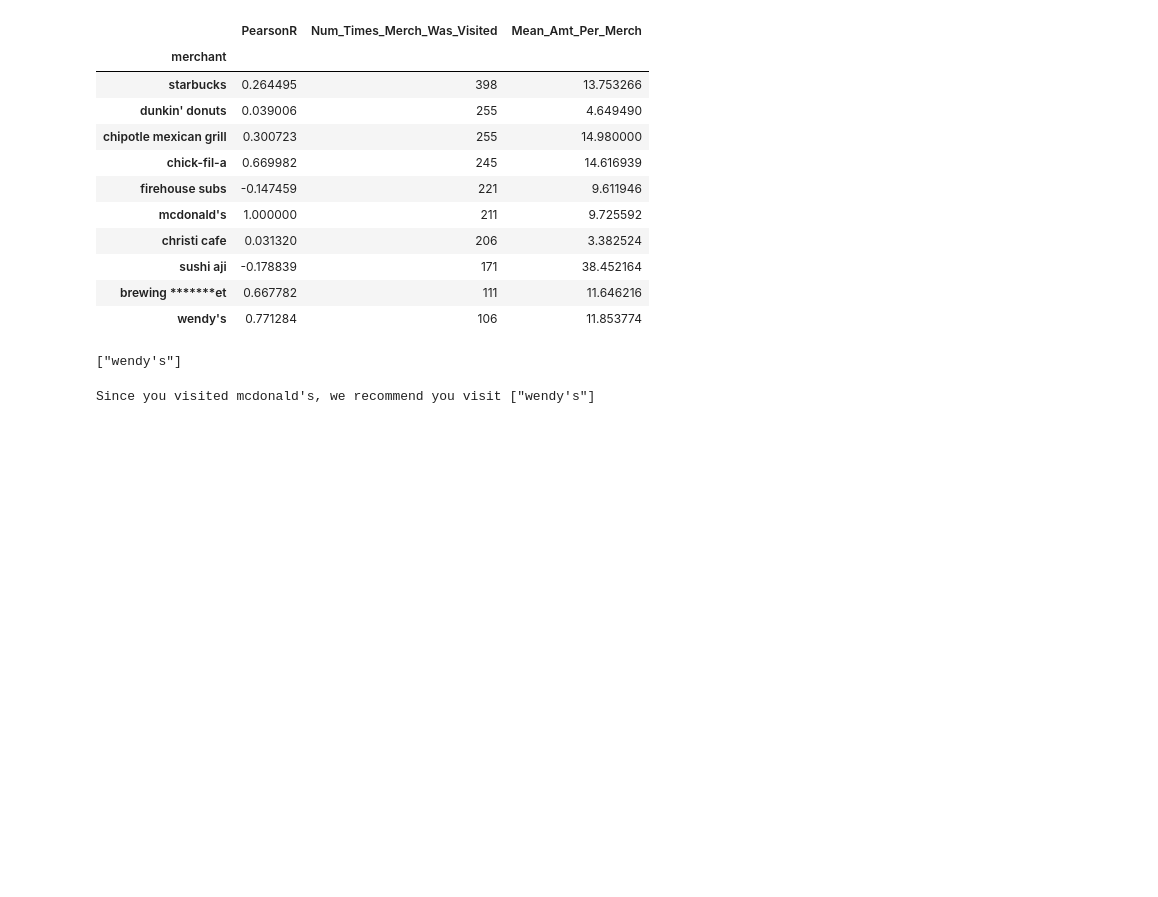
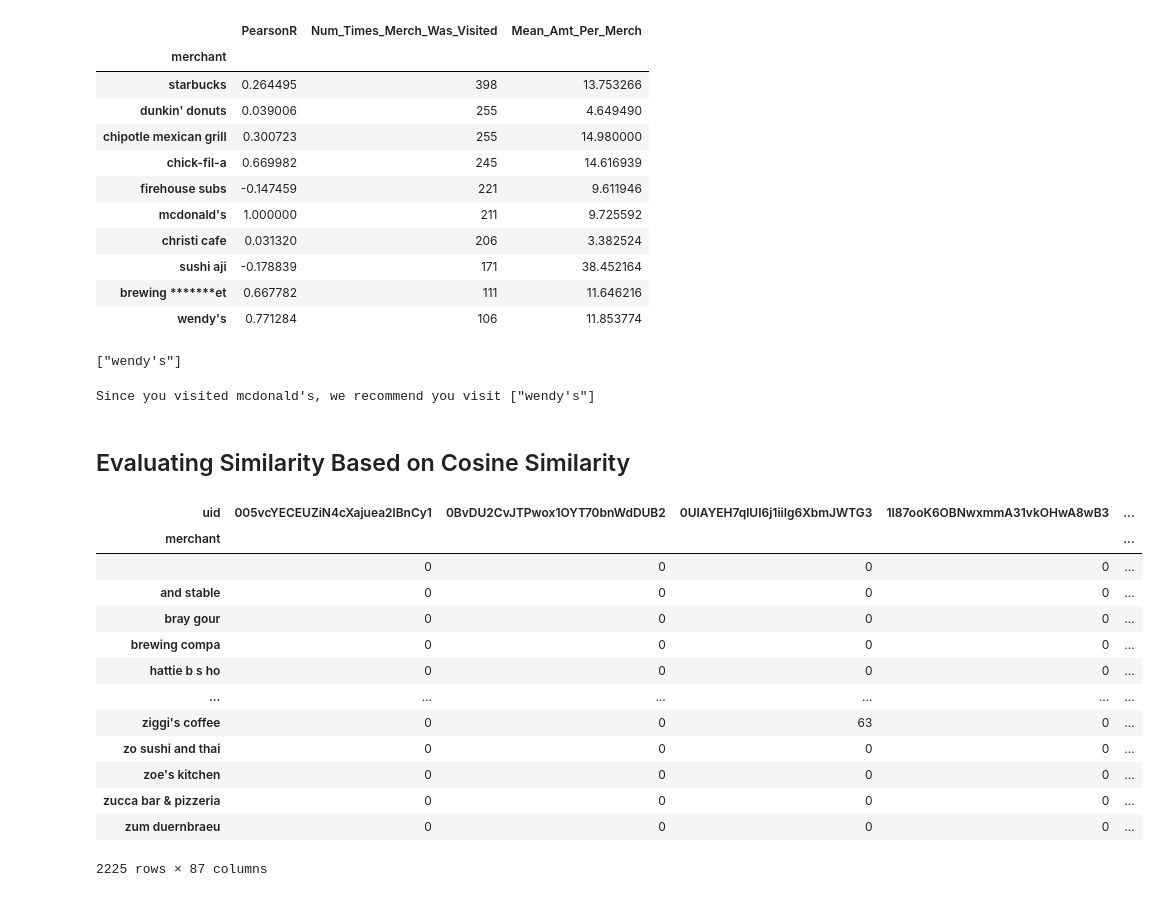
Before and after one commit to fariha23/recommendation_system_creditcard, a Jupyter notebook: notebooks/Recommendation_System_v1.ipynb, the cells around one changed output. Saved outputs shown, nothing was run; the diff lists cells and outputs as text; code cells hidden in the pictures; blank space fills up the shorter version.

Commit message:
cosine similarity added

```diff
--- a/notebooks/Recommendation_System_v1.ipynb
+++ b/notebooks/Recommendation_System_v1.ipynb
@@ -523,3 +502,22 @@ print("Since you visited {}, we recommend you visit {}".format(resturant_user_vi
 Since you visited mcdonald's, we recommend you visit ["wendy's"]
 # %%
 #Question for FinGoal: What similarity scores will you be looking for?
+# %% [markdown]
+## Evaluating Similarity Based on Cosine Similarity
+# %%
+df1_rec_merch_count_mtx.T
+# %% [output]
+| uid | 005vcYECEUZiN4cXajuea2lBnCy1 | 0BvDU2CvJTPwox1OYT70bnWdDUB2 | 0UIAYEH7qlUI6j1iiIg6XbmJWTG3 | 1I87ooK6OBNwxmmA31vkOHwA8wB3 | ... |
+| merchant |  |  |  |  | ... |
+|  | 0 | 0 | 0 | 0 | ... |
+| and stable | 0 | 0 | 0 | 0 | ... |
+| bray gour | 0 | 0 | 0 | 0 | ... |
+| brewing compa | 0 | 0 | 0 | 0 | ... |
+| hattie b s ho | 0 | 0 | 0 | 0 | ... |
+| ... | ... | ... | ... | ... | ... |
+| ziggi's coffee | 0 | 0 | 63 | 0 | ... |
+| zo sushi and thai | 0 | 0 | 0 | 0 | ... |
+| zoe's kitchen | 0 | 0 | 0 | 0 | ... |
+| zucca bar & pizzeria | 0 | 0 | 0 | 0 | ... |
+| zum duernbraeu | 0 | 0 | 0 | 0 | ... |
+2225 rows × 87 columns
```
Also changed, not shown: parts of 12 cells of this notebook.
